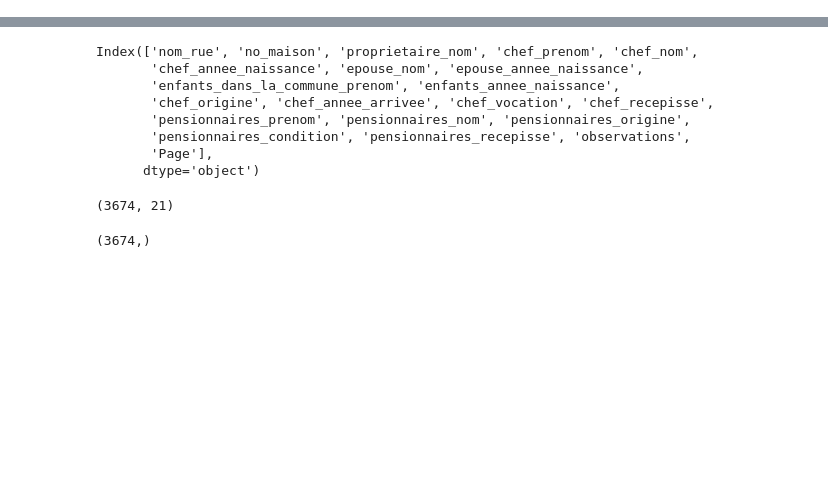
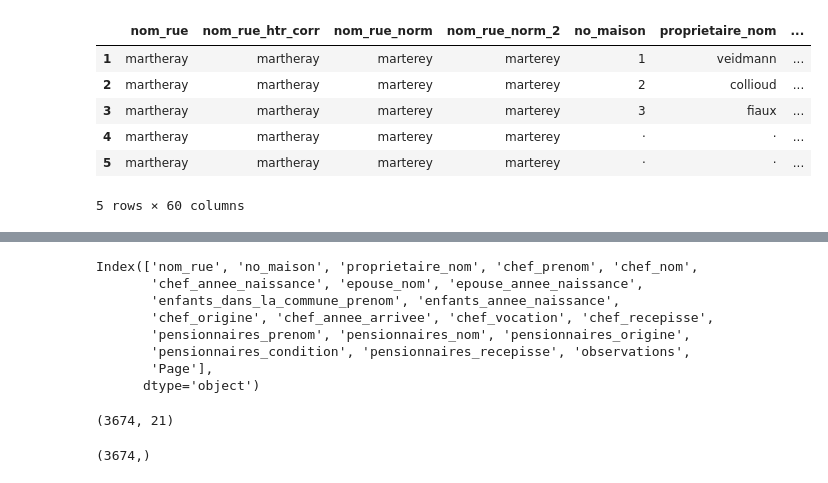
Before and after one commit to ozan-guven/HUM-450-Project, a Jupyter notebook: rec_1832.ipynb, the cells around one changed output, grey strips where cells are left out. Saved outputs shown, nothing was run; the diff lists cells and outputs as text; code cells hidden in the pictures; blank space fills up the shorter version.

```diff
--- a/rec_1832.ipynb
+++ b/rec_1832.ipynb
@@ -5,4 +5,15 @@ import seaborn as sns
 import matplotlib.pyplot as plt
 import re
 # %%
-df = pd.read_excel("1832.xlsx", index_col=0)
+df = pd.read_excel("1832_v4.xlsx", index_col=0)
+jobs = pd.read_excel("histoire urbaine digitale classification metiers.xlsx", na_values="?")
+# %%
+df.head()
+# %% [output]
+|  | nom_rue | nom_rue_htr_corr | nom_rue_norm | nom_rue_norm_2 | no_maison | proprietaire_nom | ... |
+| 1 | martheray | martheray | marterey | marterey | 1 | veidmann | ... |
+| 2 | martheray | martheray | marterey | marterey | 2 | collioud | ... |
+| 3 | martheray | martheray | marterey | marterey | 3 | fiaux | ... |
+| 4 | martheray | martheray | marterey | marterey | · | · | ... |
+| 5 | martheray | martheray | marterey | marterey | · | · | ... |
+5 rows × 60 columns
```
Also changed, not shown: parts of 6 cells of this notebook, 3 other files.
